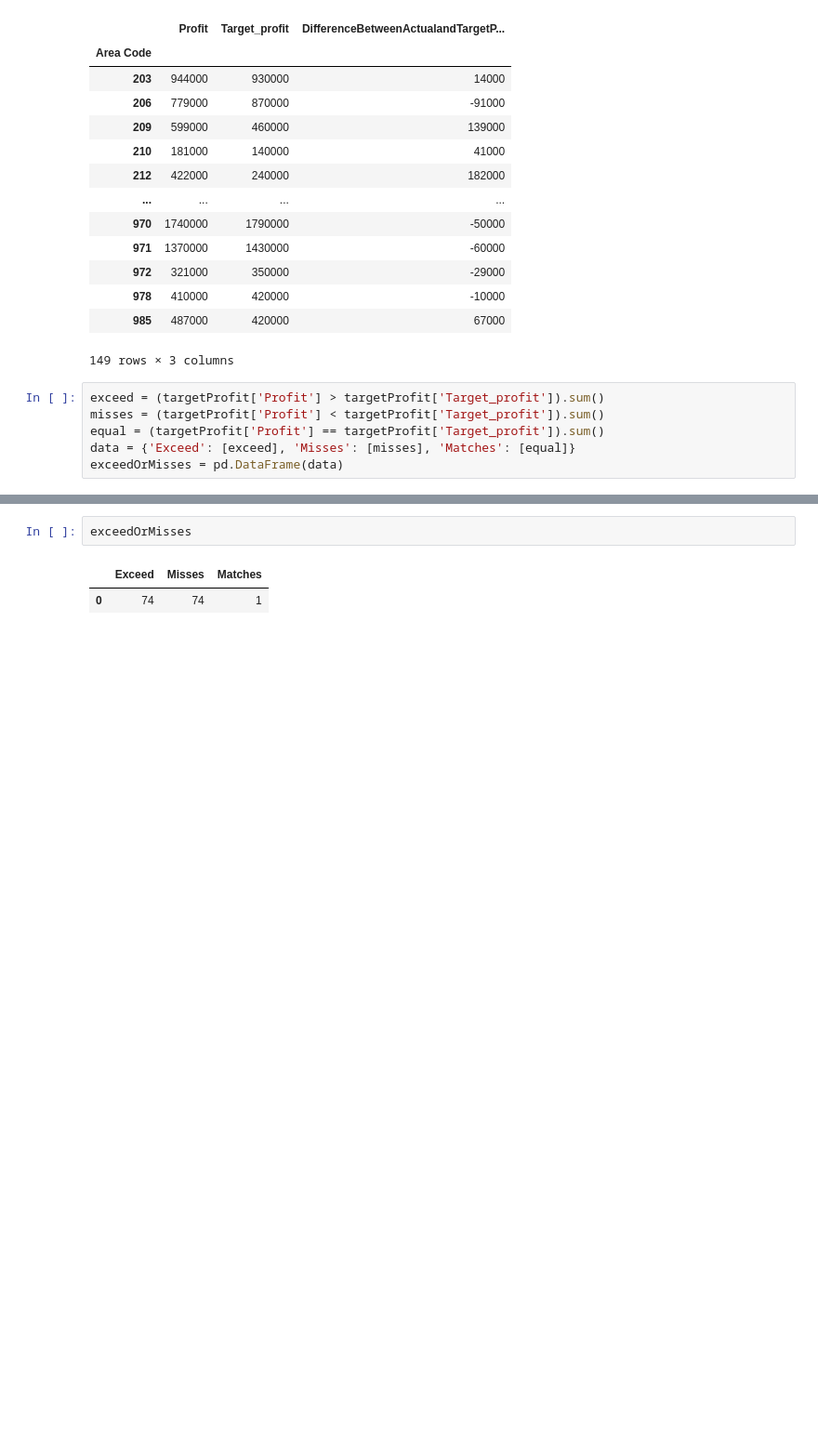
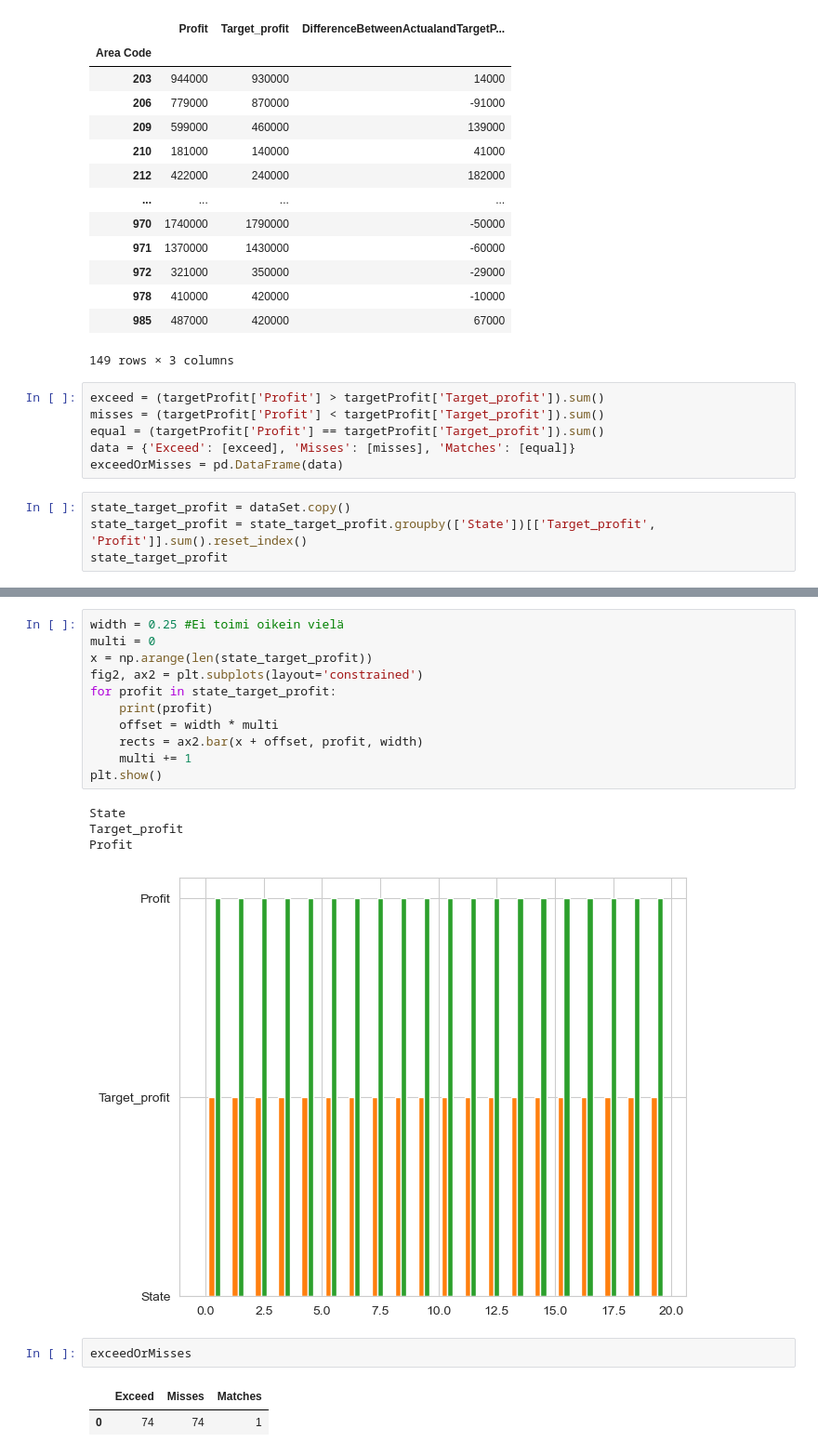
Before and after one commit to R3adyPro/Coffee-Chain-Sales, a Jupyter notebook: main.ipynb, the cells around one changed output, grey strips where cells are left out. Shown at 93% size. Saved outputs shown, nothing was run; the diff lists cells and outputs as text; blank space fills up the shorter version.

```diff
--- a/main.ipynb
+++ b/main.ipynb
@@ -251,3 +251,7 @@ misses = (targetProfit['Profit'] < targetProfit['Target_profit']).sum()
 equal = (targetProfit['Profit'] == targetProfit['Target_profit']).sum()
 data = {'Exceed': [exceed], 'Misses': [misses], 'Matches': [equal]}
 exceedOrMisses = pd.DataFrame(data)
+# %%
+state_target_profit = dataSet.copy()
+state_target_profit = state_target_profit.groupby(['State'])[['Target_profit', 'Profit']].sum().reset_index()
+state_target_profit
@@ -254,3 +276,19 @@ exceedOrMisses = pd.DataFrame(data)
+# %%
+width = 0.25 #Ei toimi oikein vielä
+multi = 0
+x = np.arange(len(state_target_profit))
+fig2, ax2 = plt.subplots(layout='constrained')
+for profit in state_target_profit:
+    print(profit)
+    offset = width * multi
+    rects = ax2.bar(x + offset, profit, width)
+    multi += 1
+plt.show()
+# %% [output]
+State
+Target_profit
+Profit
+[figure, added]
 # %%
 exceedOrMisses
 # %% [output]
```
Also changed, not shown: parts of 6 cells of this notebook.
